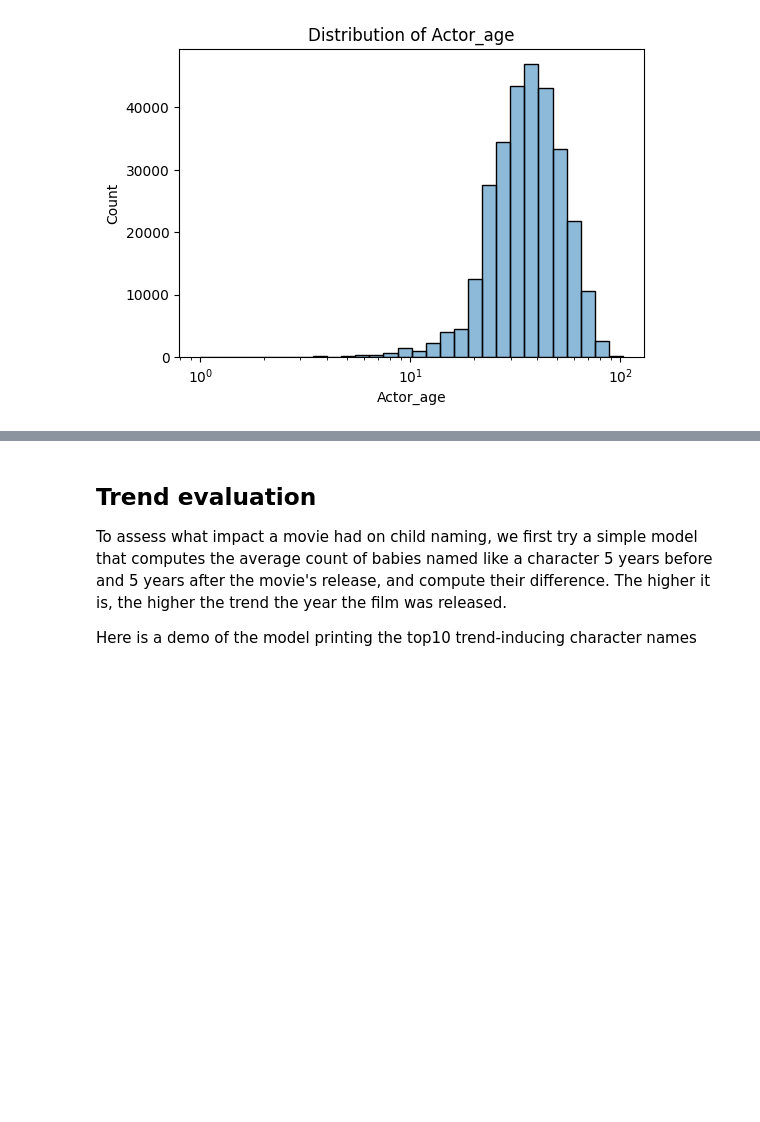
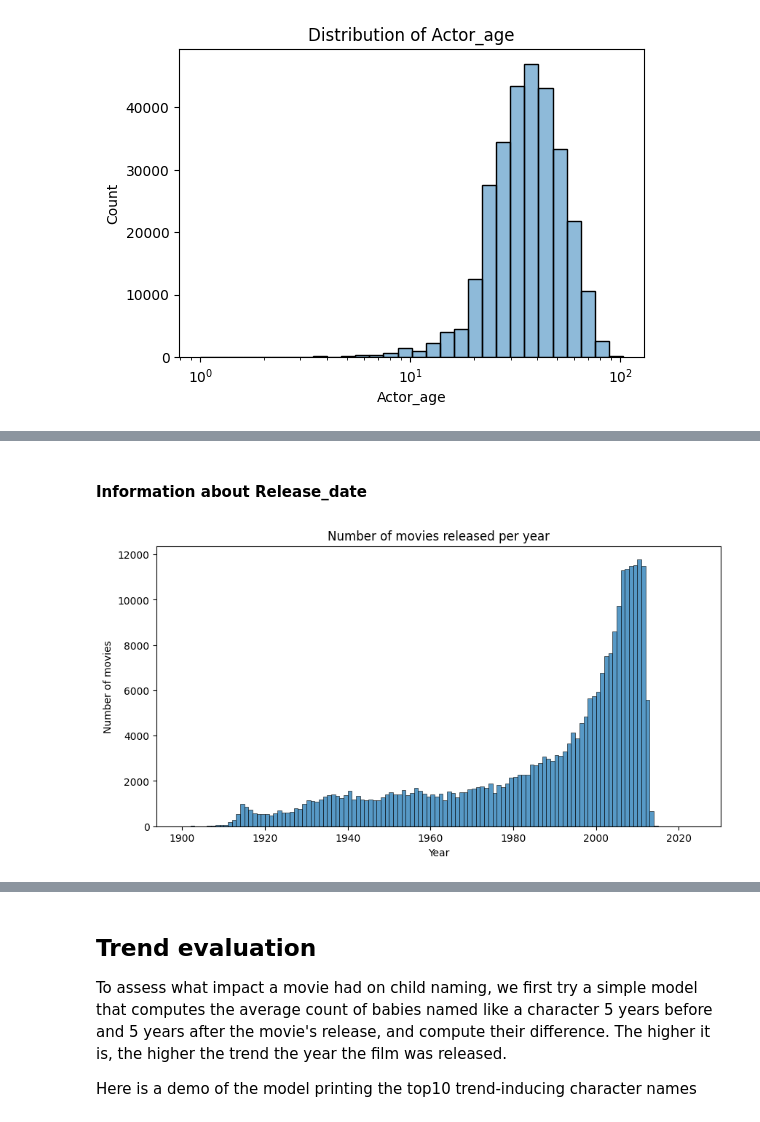
Before and after one commit to epfl-ada/ada-2024-project-dondata2025, a Jupyter notebook: results.ipynb, the cells around one changed output, grey strips where cells are left out. Saved outputs shown, nothing was run; the diff lists cells and outputs as text; code cells hidden in the pictures; blank space fills up the shorter version.

```diff
--- a/results.ipynb
+++ b/results.ipynb
@@ -348,0 +381,12 @@ for col in mov_char_data.select_dtypes(include=['float64']).columns:
+# %% [markdown]
+#### Information about Release_date
+# %%
+# Visualizing the Release_date column information with sns with the number of movies on the top of each bar
+plt.figure(figsize=(10, 5))
+sns.histplot(mov_char_data['Release_date'].dt.year.dropna(), bins=range(1900, 2025, 1), kde=False)
+plt.title('Number of movies released per year')
+plt.xlabel('Year')
+plt.ylabel('Number of movies')
+plt.show()
+# %% [output]
+[figure, added]
```
Also changed, not shown: parts of 12 cells of this notebook.
